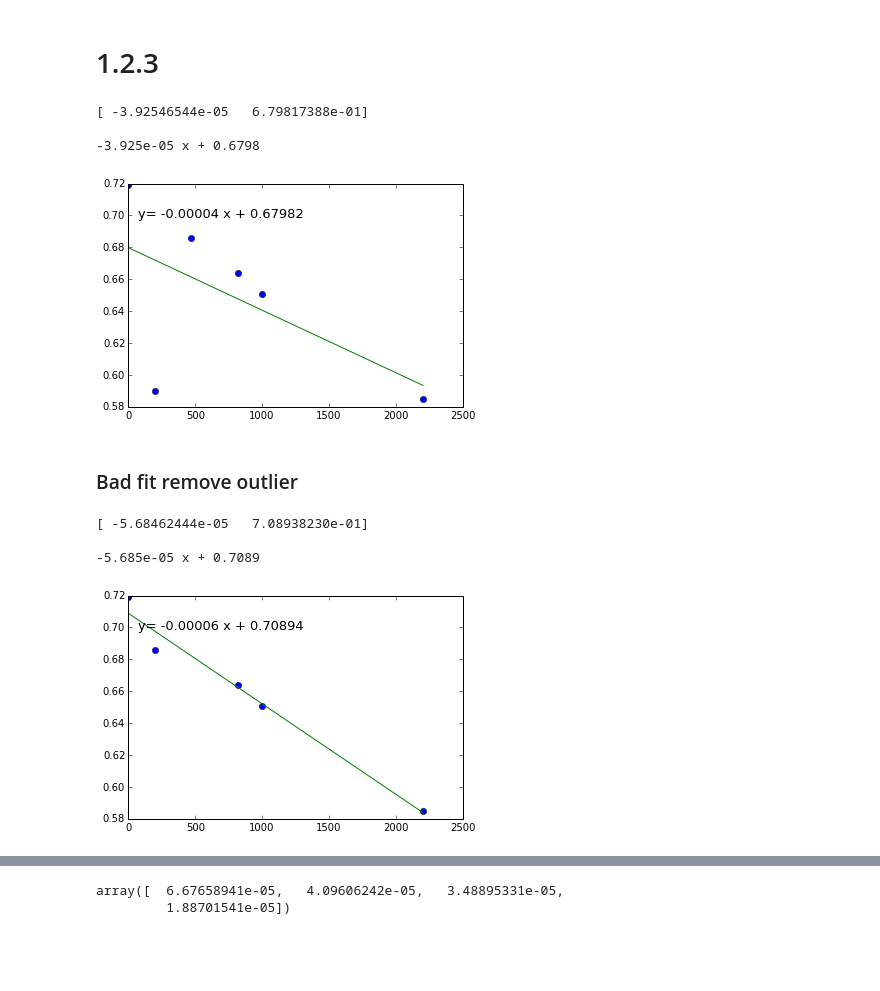
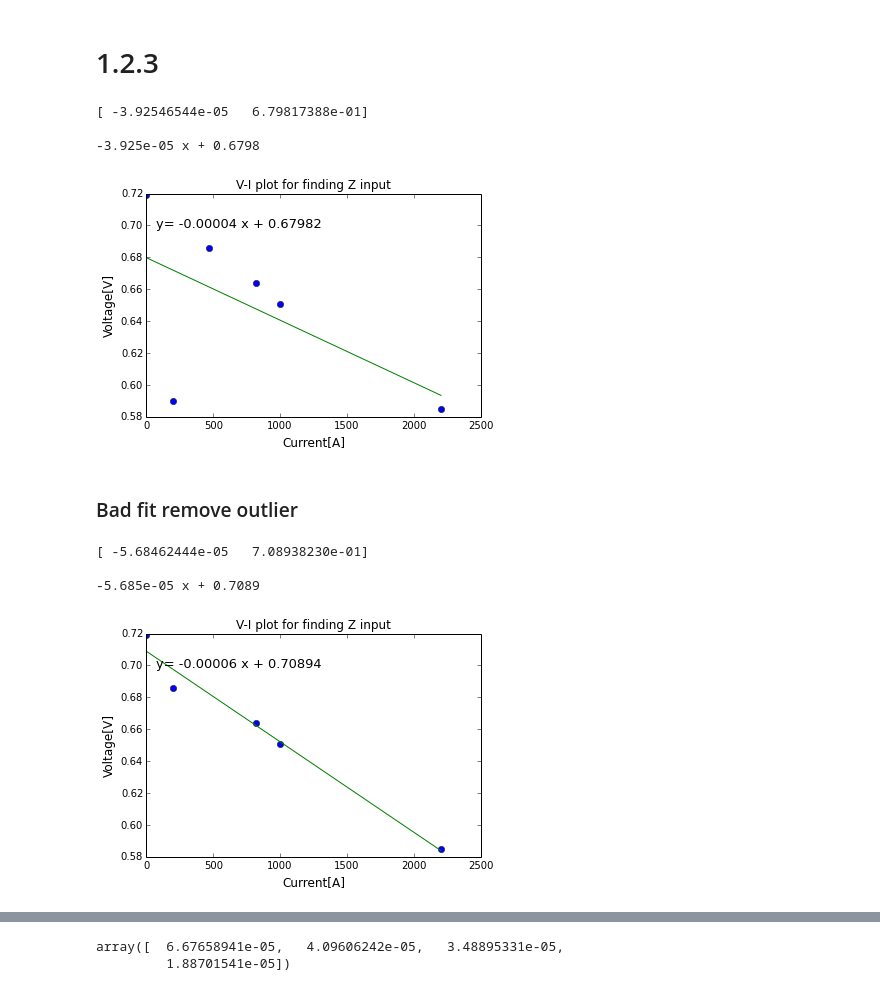
Before and after one commit to dorisjlee/111BSClab, a Jupyter notebook: lab1/Plots for lab 1.ipynb, the cells around one changed output, grey strips where cells are left out. Cells and saved outputs as stored; diff of their text form; code cells hidden in the pictures; blank space fills up the shorter version.

```diff
--- a/lab1/Plots for lab 1.ipynb
+++ b/lab1/Plots for lab 1.ipynb
@@ -79,7 +79,7 @@ vt/(r_1)
 # %% [output]
 0.020797576752638127
 # %%
-def fit_and_plot(x,y,zeroed=False,annotate_fit= True):
+def fit_and_plot(x,y,xlabel="",ylabel="",title="",zeroed=False,annotate_fit= True):
 #     x=1./x**2
 #     y=1./y
 #     fig = plt.figure()
@@ -99,7 +99,10 @@ def fit_and_plot(x,y,zeroed=False,annotate_fit= True):
         slope = z[0]
         intercept = z[1]
         ax1.text(0.03,0.85,"y= %.5f x + %.5f"%(slope,intercept), fontsize=13,transform=ax1.transAxes)
-
+    if title !="":
+        plt.title(title,fontsize=12 )
+        plt.xlabel(xlabel,fontsize=12)
+        plt.ylabel(ylabel,fontsize=12)
 #     ax1 = fig.add_subplot(111)
 #     ax1.text(0.03,0.8,"y= %.5f x %.5f"%(p[0],p[1]), fontsize=13,transform=ax.transAxes)
     return p
@@ -108,25 +111,25 @@ def fit_and_plot(x,y,zeroed=False,annotate_fit= True):
 # %%
 r = np.array([0,200,470,820,1000,2200])# [kohm]
 v = np.array([0.719,0.590,0.686,0.664,0.651,584.8e-3]) #[V]
 # plt.plot(r,v,'o')
-p1 = fit_and_plot(r,v)
+p1 = fit_and_plot(r,v,"Current[A]", "Voltage[V]","V-I plot for finding Z input"  )
 # %% [output]
 [ -3.92546544e-05   6.79817388e-01]
 
 -3.925e-05 x + 0.6798
-[figure, old version]
+[figure, new version]
 # %% [markdown]
 ### Bad fit remove outlier
 # %%
 r = [0,200, 820,1000,2200]# [kohm]
 v = [0.719, 0.686,0.664,0.651,584.8e-3] #[V]
 # plt.plot(r,v,'o')
-p1 = fit_and_plot(r,v)
+p1 = fit_and_plot(r,v,"Current[A]", "Voltage[V]","V-I plot for finding Z input"  )
 # %% [output]
 [ -5.68462444e-05   7.08938230e-01]
 
 -5.685e-05 x + 0.7089
-[figure, old version]
+[figure, new version]
 # %%
 r = np.array([470,820,1000,2200])# [kohm]
 v_in = np.array([0.686,0.664,0.651,584.8e-3]) #[V]
```
Also changed, not shown: parts of 3 cells of this notebook, 20 other files.
